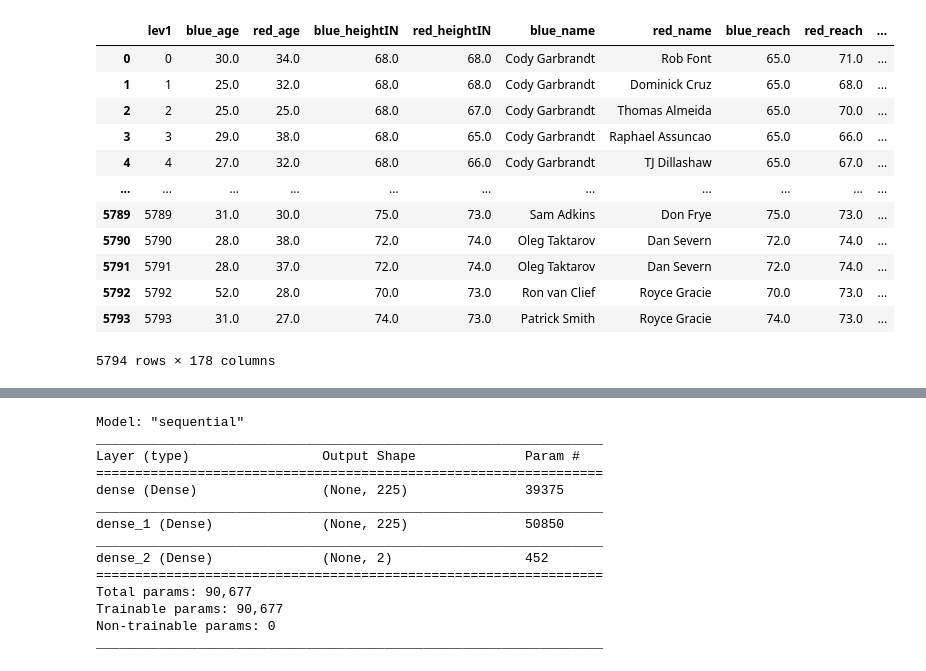
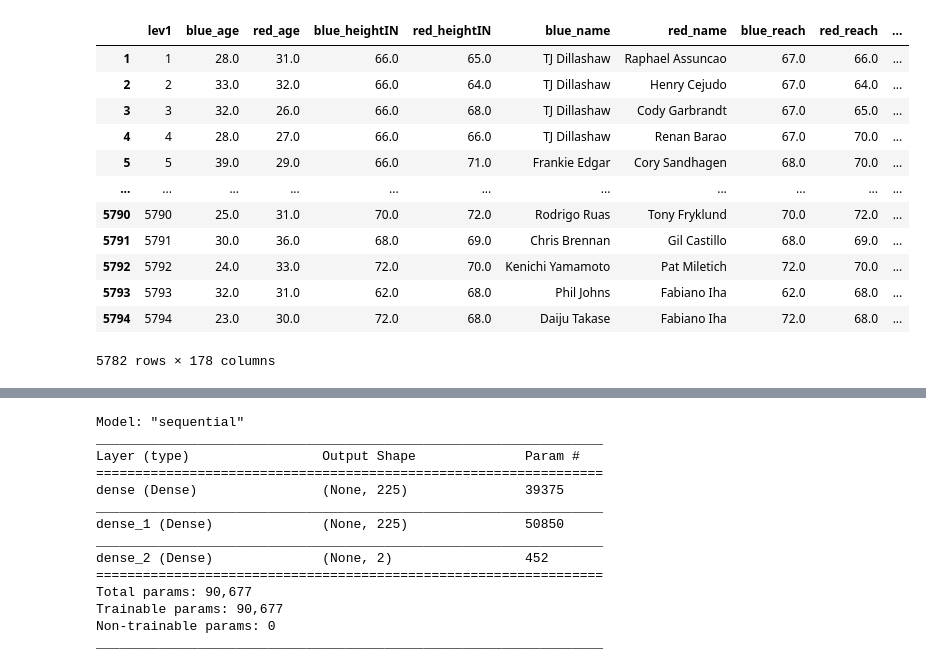
Before and after one commit to a925sw/ufc_stats, a Jupyter notebook: neural_network.ipynb, the cells around one changed output, grey strips where cells are left out. Drawn from its saved outputs; the diff is of its cells as text; code cells hidden in the pictures.

```diff
--- a/neural_network.ipynb
+++ b/neural_network.ipynb
@@ -29,19 +30,0 @@ cumulative_df
-# %%
-cleaned_fights = pd.read_csv("data/all_fights_data.csv")
-winners = cleaned_fights["winner"]
-cumulative_df["winner"] = winners
-cumulative_df
-# %% [output]
-|  | lev1 | blue_age | red_age | blue_heightIN | red_heightIN | blue_name | red_name | blue_reach | red_reach | ... |
-| 0 | 0 | 30.0 | 34.0 | 68.0 | 68.0 | Cody Garbrandt | Rob Font | 65.0 | 71.0 | ... |
-| 1 | 1 | 25.0 | 32.0 | 68.0 | 68.0 | Cody Garbrandt | Dominick Cruz | 65.0 | 68.0 | ... |
-| 2 | 2 | 25.0 | 25.0 | 68.0 | 67.0 | Cody Garbrandt | Thomas Almeida | 65.0 | 70.0 | ... |
-| 3 | 3 | 29.0 | 38.0 | 68.0 | 65.0 | Cody Garbrandt | Raphael Assuncao | 65.0 | 66.0 | ... |
-| 4 | 4 | 27.0 | 32.0 | 68.0 | 66.0 | Cody Garbrandt | TJ Dillashaw | 65.0 | 67.0 | ... |
-| ... | ... | ... | ... | ... | ... | ... | ... | ... | ... | ... |
-| 5789 | 5789 | 31.0 | 30.0 | 75.0 | 73.0 | Sam Adkins | Don Frye | 75.0 | 73.0 | ... |
-| 5790 | 5790 | 28.0 | 38.0 | 72.0 | 74.0 | Oleg Taktarov | Dan Severn | 72.0 | 74.0 | ... |
-| 5791 | 5791 | 28.0 | 37.0 | 72.0 | 74.0 | Oleg Taktarov | Dan Severn | 72.0 | 74.0 | ... |
-| 5792 | 5792 | 52.0 | 28.0 | 70.0 | 73.0 | Ron van Clief | Royce Gracie | 70.0 | 73.0 | ... |
-| 5793 | 5793 | 31.0 | 27.0 | 74.0 | 73.0 | Patrick Smith | Royce Gracie | 74.0 | 73.0 | ... |
-5794 rows × 178 columns
@@ -58,0 +31,17 @@ y = winners
+# %%
+df = big_df[big_df["winner"] != "tbd"]
+df
+# %% [output]
+|  | lev1 | blue_age | red_age | blue_heightIN | red_heightIN | blue_name | red_name | blue_reach | red_reach | ... |
+| 1 | 1 | 28.0 | 31.0 | 66.0 | 65.0 | TJ Dillashaw | Raphael Assuncao | 67.0 | 66.0 | ... |
+| 2 | 2 | 33.0 | 32.0 | 66.0 | 64.0 | TJ Dillashaw | Henry Cejudo | 67.0 | 64.0 | ... |
+| 3 | 3 | 32.0 | 26.0 | 66.0 | 68.0 | TJ Dillashaw | Cody Garbrandt | 67.0 | 65.0 | ... |
+| 4 | 4 | 28.0 | 27.0 | 66.0 | 66.0 | TJ Dillashaw | Renan Barao | 67.0 | 70.0 | ... |
+| 5 | 5 | 39.0 | 29.0 | 66.0 | 71.0 | Frankie Edgar | Cory Sandhagen | 68.0 | 70.0 | ... |
+| ... | ... | ... | ... | ... | ... | ... | ... | ... | ... | ... |
+| 5790 | 5790 | 25.0 | 31.0 | 70.0 | 72.0 | Rodrigo Ruas | Tony Fryklund | 70.0 | 72.0 | ... |
+| 5791 | 5791 | 30.0 | 36.0 | 68.0 | 69.0 | Chris Brennan | Gil Castillo | 68.0 | 69.0 | ... |
+| 5792 | 5792 | 24.0 | 33.0 | 72.0 | 70.0 | Kenichi Yamamoto | Pat Miletich | 72.0 | 70.0 | ... |
+| 5793 | 5793 | 32.0 | 31.0 | 62.0 | 68.0 | Phil Johns | Fabiano Iha | 62.0 | 68.0 | ... |
+| 5794 | 5794 | 23.0 | 30.0 | 72.0 | 68.0 | Daiju Takase | Fabiano Iha | 72.0 | 68.0 | ... |
+5782 rows × 178 columns
```
Also changed, not shown: parts of 12 cells of this notebook, 8 other files.
